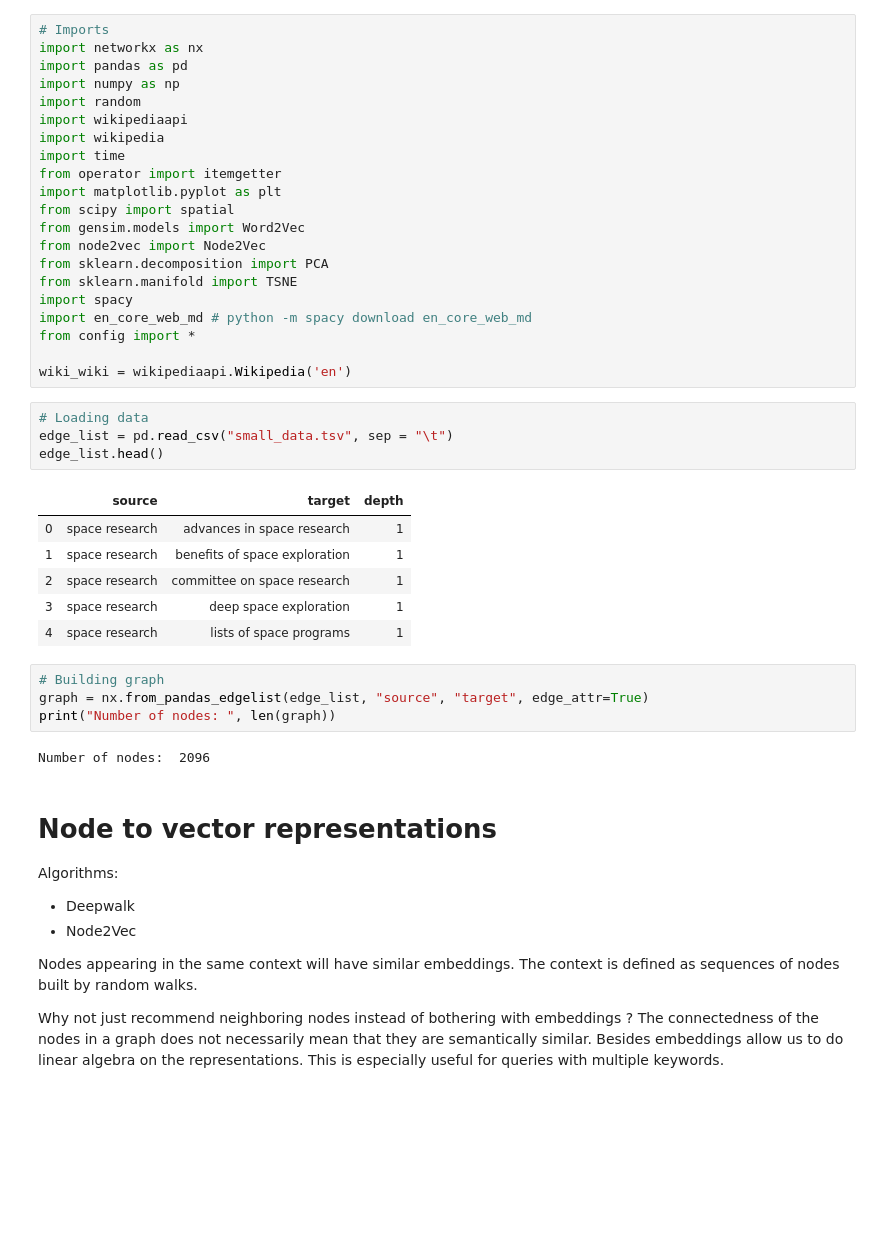
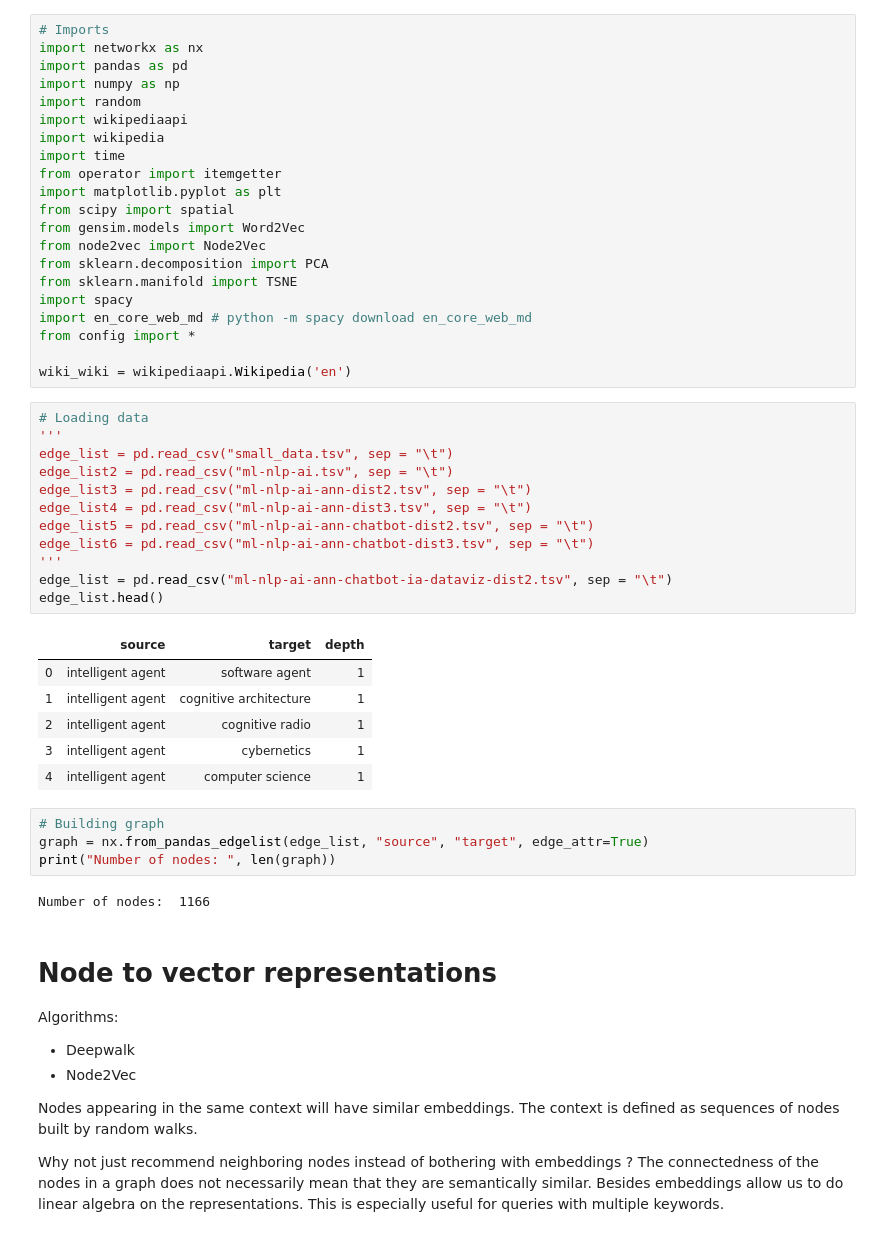
Before and after one commit to FredBaos/Ntds_project_team02, a Jupyter notebook: vince_la_menace.ipynb, the cells around one changed output. Saved outputs shown, nothing was run; the diff lists cells and outputs as text; blank space fills up the shorter version.

```diff
--- a/vince_la_menace.ipynb
+++ b/vince_la_menace.ipynb
@@ -19,23 +19,31 @@ import en_core_web_md # python -m spacy download en_core_web_md
 from config import *
 
 wiki_wiki = wikipediaapi.Wikipedia('en')
-# %%
-# Loading data
-edge_list = pd.read_csv("small_data.tsv", sep = "\t")
-edge_list.head()
-# %% [output]
-|  | source | target | depth |
-| 0 | space research | advances in space research | 1 |
-| 1 | space research | benefits of space exploration | 1 |
-| 2 | space research | committee on space research | 1 |
-| 3 | space research | deep space exploration | 1 |
-| 4 | space research | lists of space programs | 1 |
+# %%
+# Loading data
+'''
+edge_list = pd.read_csv("small_data.tsv", sep = "\t")
+edge_list2 = pd.read_csv("ml-nlp-ai.tsv", sep = "\t")
+edge_list3 = pd.read_csv("ml-nlp-ai-ann-dist2.tsv", sep = "\t")
+edge_list4 = pd.read_csv("ml-nlp-ai-ann-dist3.tsv", sep = "\t")
+edge_list5 = pd.read_csv("ml-nlp-ai-ann-chatbot-dist2.tsv", sep = "\t")
+edge_list6 = pd.read_csv("ml-nlp-ai-ann-chatbot-dist3.tsv", sep = "\t")
+'''
+edge_list = pd.read_csv("ml-nlp-ai-ann-chatbot-ia-dataviz-dist2.tsv", sep = "\t")
+edge_list.head()
+# %% [output]
+|  | source | target | depth |
+| 0 | intelligent agent | software agent | 1 |
+| 1 | intelligent agent | cognitive architecture | 1 |
+| 2 | intelligent agent | cognitive radio | 1 |
+| 3 | intelligent agent | cybernetics | 1 |
+| 4 | intelligent agent | computer science | 1 |
 # %%
 # Building graph
 graph = nx.from_pandas_edgelist(edge_list, "source", "target", edge_attr=True)
 print("Number of nodes: ", len(graph))
 # %% [output]
-Number of nodes:  2096
+Number of nodes:  1166
 # %% [markdown]
 # Node to vector representations
 
```
Also changed, not shown: parts of 16 cells of this notebook, 9 other files.
